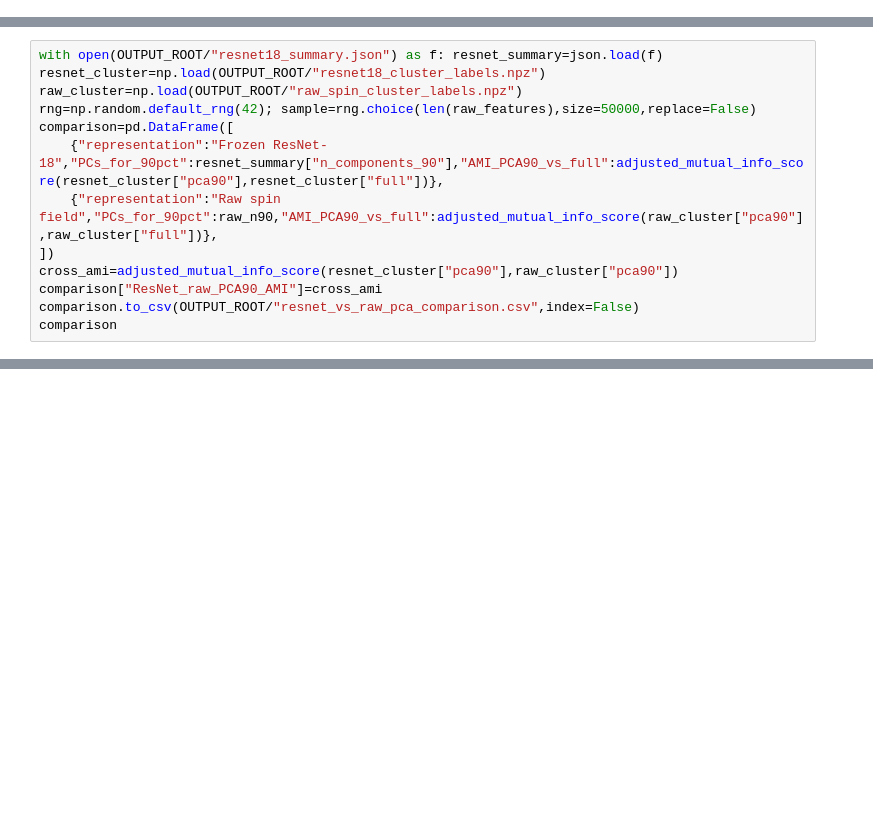
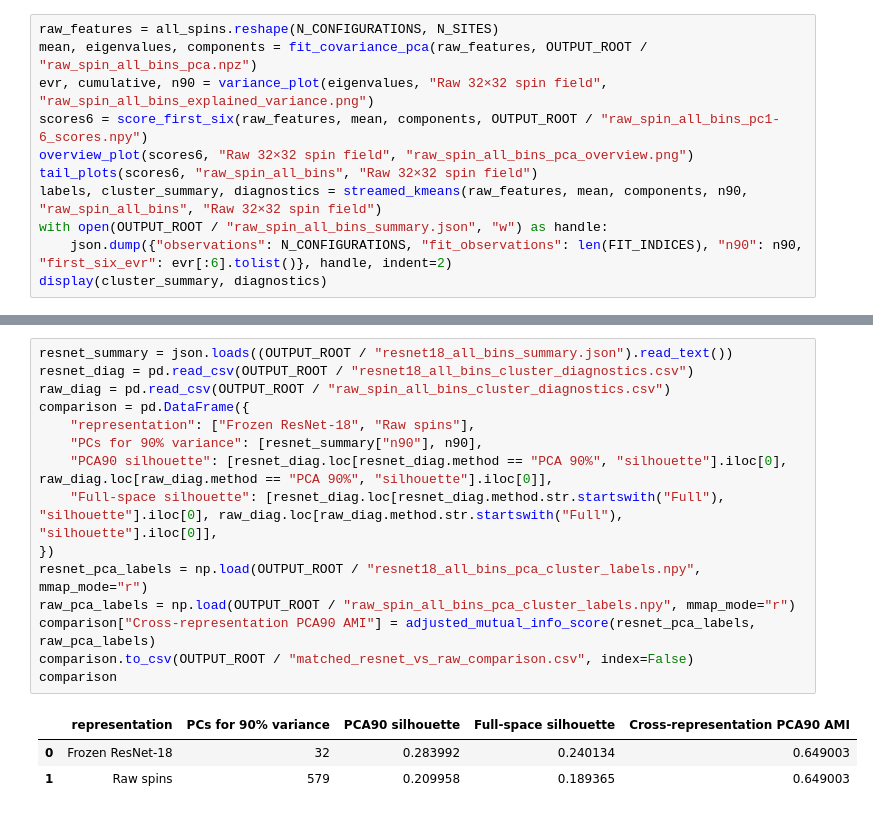
Before and after one commit to lledson425/Summer25, a Jupyter notebook: notebooks/ising/ising32_raw_pca_analysis.ipynb, the cells around one changed output, grey strips where cells are left out. Drawn from its saved outputs; the diff is of its cells as text; blank space fills up the shorter version.

Commit message:
Rebuild matched all-bin L32 analysis

```diff
--- a/notebooks/ising/ising32_raw_pca_analysis.ipynb
+++ b/notebooks/ising/ising32_raw_pca_analysis.ipynb
@@ -251,0 +254,11 @@ with open(OUTPUT_ROOT/"raw_spin_summary.json","w") as f: json.dump({"n_component
+# %%
+raw_features = all_spins.reshape(N_CONFIGURATIONS, N_SITES)
+mean, eigenvalues, components = fit_covariance_pca(raw_features, OUTPUT_ROOT / "raw_spin_all_bins_pca.npz")
+evr, cumulative, n90 = variance_plot(eigenvalues, "Raw 32×32 spin field", "raw_spin_all_bins_explained_variance.png")
+scores6 = score_first_six(raw_features, mean, components, OUTPUT_ROOT / "raw_spin_all_bins_pc1-6_scores.npy")
+overview_plot(scores6, "Raw 32×32 spin field", "raw_spin_all_bins_pca_overview.png")
+tail_plots(scores6, "raw_spin_all_bins", "Raw 32×32 spin field")
+labels, cluster_summary, diagnostics = streamed_kmeans(raw_features, mean, components, n90, "raw_spin_all_bins", "Raw 32×32 spin field")
+with open(OUTPUT_ROOT / "raw_spin_all_bins_summary.json", "w") as handle:
+    json.dump({"observations": N_CONFIGURATIONS, "fit_observations": len(FIT_INDICES), "n90": n90, "first_six_evr": evr[:6].tolist()}, handle, indent=2)
+display(cluster_summary, diagnostics)
@@ -254,13 +282,0 @@ with open(OUTPUT_ROOT/"raw_spin_summary.json","w") as f: json.dump({"n_component
-# %%
-with open(OUTPUT_ROOT/"resnet18_summary.json") as f: resnet_summary=json.load(f)
-resnet_cluster=np.load(OUTPUT_ROOT/"resnet18_cluster_labels.npz")
-raw_cluster=np.load(OUTPUT_ROOT/"raw_spin_cluster_labels.npz")
-rng=np.random.default_rng(42); sample=rng.choice(len(raw_features),size=50000,replace=False)
-comparison=pd.DataFrame([
-    {"representation":"Frozen ResNet-18","PCs_for_90pct":resnet_summary["n_components_90"],"AMI_PCA90_vs_full":adjusted_mutual_info_score(resnet_cluster["pca90"],resnet_cluster["full"])},
-    {"representation":"Raw spin field","PCs_for_90pct":raw_n90,"AMI_PCA90_vs_full":adjusted_mutual_info_score(raw_cluster["pca90"],raw_cluster["full"])},
-])
-cross_ami=adjusted_mutual_info_score(resnet_cluster["pca90"],raw_cluster["pca90"])
-comparison["ResNet_raw_PCA90_AMI"]=cross_ami
-comparison.to_csv(OUTPUT_ROOT/"resnet_vs_raw_pca_comparison.csv",index=False)
-comparison
@@ -399,0 +283,19 @@ Five-PC silhouette score: 0.4787
+# %%
+resnet_summary = json.loads((OUTPUT_ROOT / "resnet18_all_bins_summary.json").read_text())
+resnet_diag = pd.read_csv(OUTPUT_ROOT / "resnet18_all_bins_cluster_diagnostics.csv")
+raw_diag = pd.read_csv(OUTPUT_ROOT / "raw_spin_all_bins_cluster_diagnostics.csv")
+comparison = pd.DataFrame({
+    "representation": ["Frozen ResNet-18", "Raw spins"],
+    "PCs for 90% variance": [resnet_summary["n90"], n90],
+    "PCA90 silhouette": [resnet_diag.loc[resnet_diag.method == "PCA 90%", "silhouette"].iloc[0], raw_diag.loc[raw_diag.method == "PCA 90%", "silhouette"].iloc[0]],
+    "Full-space silhouette": [resnet_diag.loc[resnet_diag.method.str.startswith("Full"), "silhouette"].iloc[0], raw_diag.loc[raw_diag.method.str.startswith("Full"), "silhouette"].iloc[0]],
+})
+resnet_pca_labels = np.load(OUTPUT_ROOT / "resnet18_all_bins_pca_cluster_labels.npy", mmap_mode="r")
+raw_pca_labels = np.load(OUTPUT_ROOT / "raw_spin_all_bins_pca_cluster_labels.npy", mmap_mode="r")
+comparison["Cross-representation PCA90 AMI"] = adjusted_mutual_info_score(resnet_pca_labels, raw_pca_labels)
+comparison.to_csv(OUTPUT_ROOT / "matched_resnet_vs_raw_comparison.csv", index=False)
+comparison
+# %% [output]
+|  | representation | PCs for 90% variance | PCA90 silhouette | Full-space silhouette | Cross-representation PCA90 AMI |
+| 0 | Frozen ResNet-18 | 32 | 0.283992 | 0.240134 | 0.649003 |
+| 1 | Raw spins | 579 | 0.209958 | 0.189365 | 0.649003 |
```
Also changed, not shown: parts of 18 cells of this notebook, 1 other file.
